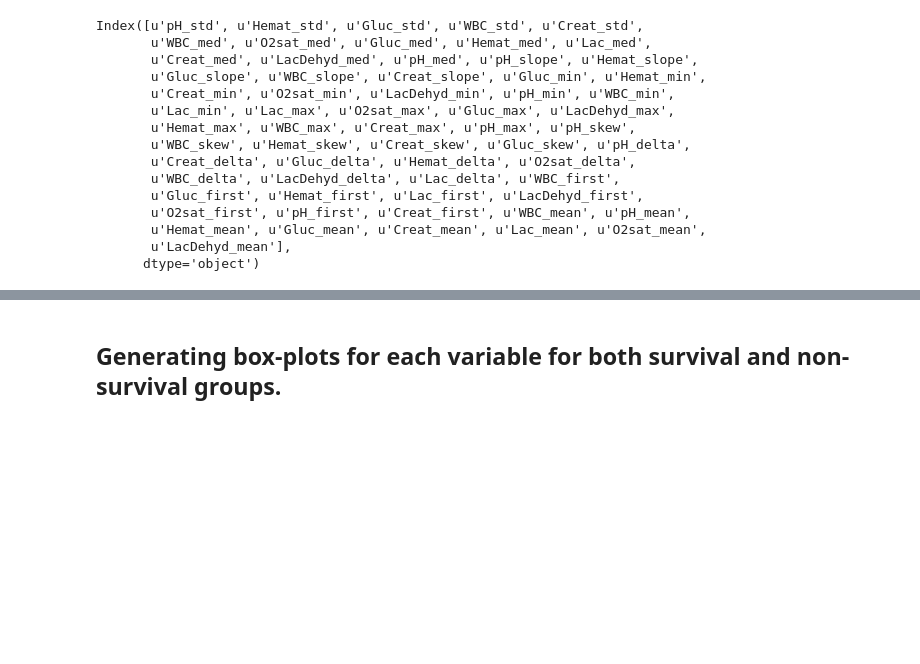
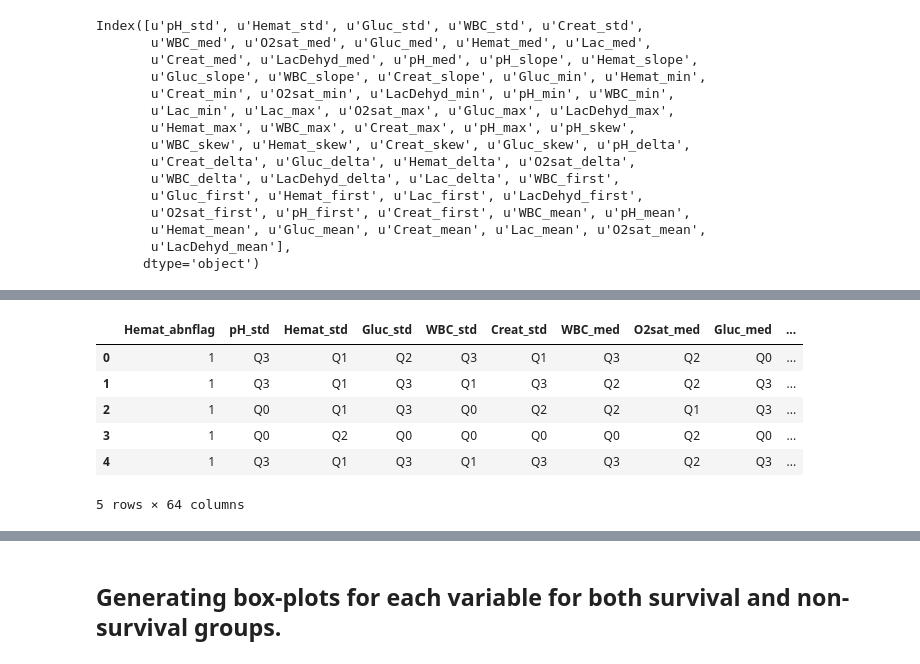
Before and after one commit to RJBeetel3/mimic3_analysis, a Jupyter notebook: LABEVENTS_FIRST24.ipynb, the cells around one changed output, grey strips where cells are left out. Saved outputs shown, nothing was run; the diff lists cells and outputs as text; code cells hidden in the pictures; blank space fills up the shorter version.

```diff
--- a/LABEVENTS_FIRST24.ipynb
+++ b/LABEVENTS_FIRST24.ipynb
@@ -1111,33 +986,0 @@ boxcox_dummies['Hemat_abnflag_Q0'].min()
-# %%
-
-X_continuous = boxcox_dummies[boxcox_dummies.columns[2:]]
-y = boxcox_dummies['hospital_expire_flag']
-display(X_continuous.shape)
-display(y.shape)
-
-below_zeros = list(X_continuous.columns[X_continuous.min() < 0])
-below_zeros
-
-for col in below_zeros:
-    col_min = X_continuous[col].min()
-    X_continuous.loc[:,col] = X_continuous[col].apply(lambda x: x-col_min)
-
-
-
-display(X_continuous.head())
-display(y.head())
-
-selector = SelectKBest(k=10)
-selector.fit(X_continuous, y)
-print "p_vals            scores           feature"
-for i in range(len(selector.pvalues_)):
-    print "{}    {}   {}".format(selector.pvalues_[i], selector.scores_[i], X_continuous.columns[i])
-#X_new, p_vals = SelectKBest(chi2, k=10).fit_transform(X_continuous, y)
-#X_new.shape
-largest = pd.Series(selector.scores_).nlargest(30)
-X_continuous.columns[largest.index]
-
-p_vals = pd.Series(selector.pvalues_, name = 'p_values', index = X_continuous.columns)
-scores = pd.Series(selector.scores_, name = 'scores', index = X_continuous.columns)
-cont_features_df = pd.concat([p_vals, scores], axis = 1)
-cont_features_df.sort_values(by ='scores', ascending = False).head(30)
@@ -1337,0 +1010,10 @@ data5[cat_vars].plot.hist()
+# %%
+boxcox_data_cat[boxcox_data_cat.columns[10:]].head()
+# %% [output]
+|  | Hemat_abnflag | pH_std | Hemat_std | Gluc_std | WBC_std | Creat_std | WBC_med | O2sat_med | Gluc_med | ... |
+| 0 | 1 | Q3 | Q1 | Q2 | Q3 | Q1 | Q3 | Q2 | Q0 | ... |
+| 1 | 1 | Q3 | Q1 | Q3 | Q1 | Q3 | Q2 | Q2 | Q3 | ... |
+| 2 | 1 | Q0 | Q1 | Q3 | Q0 | Q2 | Q2 | Q1 | Q3 | ... |
+| 3 | 1 | Q0 | Q2 | Q0 | Q0 | Q0 | Q0 | Q2 | Q0 | ... |
+| 4 | 1 | Q3 | Q1 | Q3 | Q1 | Q3 | Q3 | Q2 | Q3 | ... |
+5 rows × 64 columns
```
Also changed, not shown: parts of 76 cells of this notebook.
